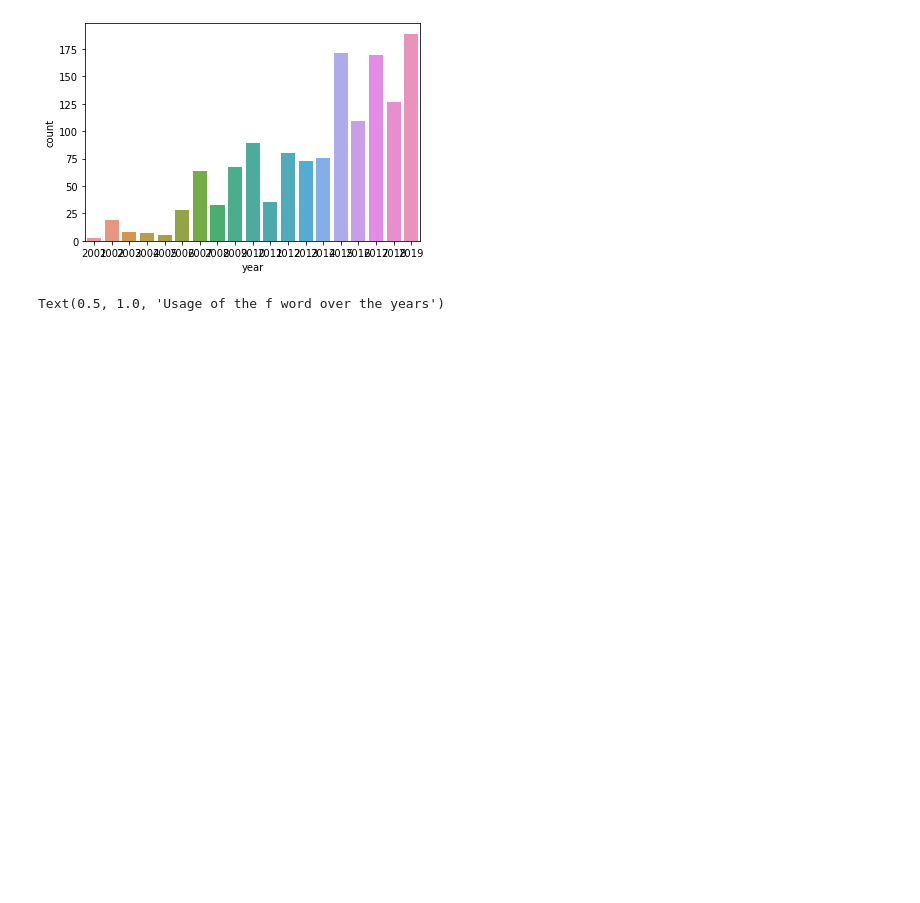
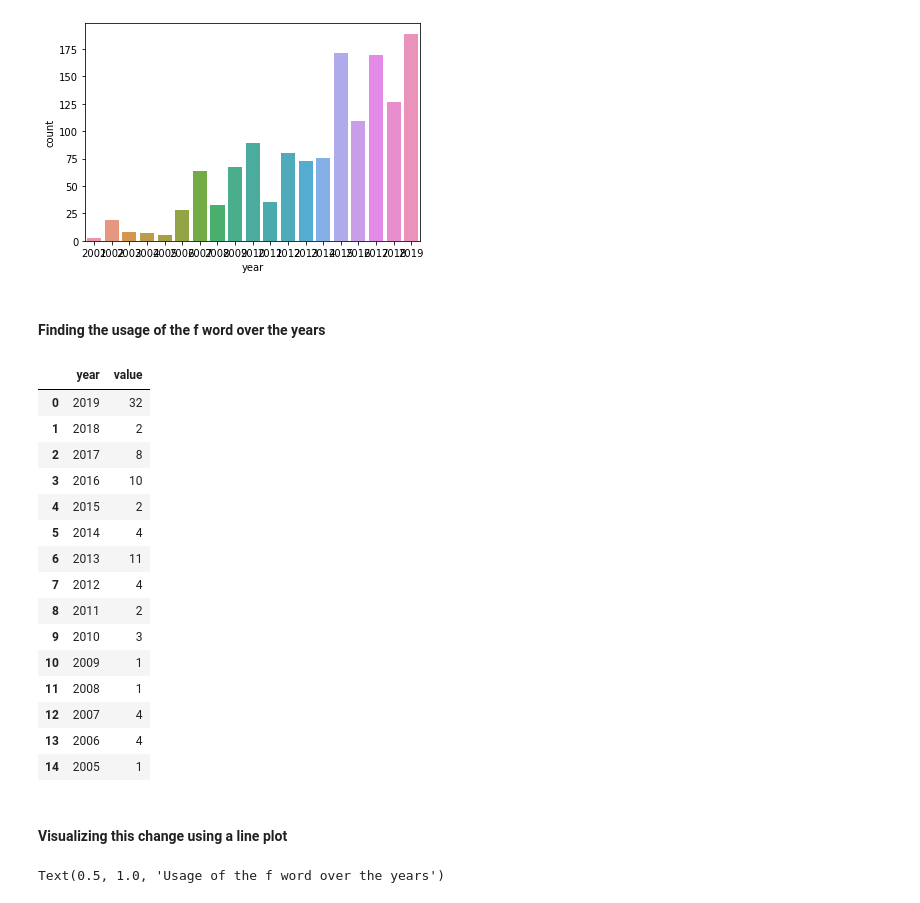
Before and after one commit to data301-2020-winter2/course-project-group_1052, a Jupyter notebook: analysis/Tia/Tia_Milestone_2_Task4.ipynb, the cells around one changed output. Drawn from its saved outputs; the diff is of its cells as text; code cells hidden in the pictures; blank space fills up the shorter version.

```diff
--- a/analysis/Tia/Tia_Milestone_2_Task4.ipynb
+++ b/analysis/Tia/Tia_Milestone_2_Task4.ipynb
@@ -186,16 +200,38 @@ sns.countplot(data=df,
 # %% [output]
 <AxesSubplot:xlabel='year', ylabel='count'>
 [figure]
+# %% [markdown]
+#### Finding the usage of the f word over the years
 # %%
 df_fWord = df[df['badWord']=='fuck']
 df_fWord= (pd.DataFrame(df_fWord['year']
                         .value_counts())
            .reset_index()
            .rename(columns={'year':'value','index':'year'})
            .sort_values(by='year', ascending = False)
            .reset_index()
            .drop(columns='index')
           )
+df_fWord
+# %% [output]
+|  | year | value |
+| 0 | 2019 | 32 |
+| 1 | 2018 | 2 |
+| 2 | 2017 | 8 |
+| 3 | 2016 | 10 |
+| 4 | 2015 | 2 |
+| 5 | 2014 | 4 |
+| 6 | 2013 | 11 |
+| 7 | 2012 | 4 |
+| 8 | 2011 | 2 |
+| 9 | 2010 | 3 |
+| 10 | 2009 | 1 |
+| 11 | 2008 | 1 |
+| 12 | 2007 | 4 |
+| 13 | 2006 | 4 |
+| 14 | 2005 | 1 |
+# %% [markdown]
+#### Visualizing this change using a line plot
 # %%
 sns.lineplot(data=df_fWord, x='year', y='value')
 plt.title('Usage of the f word over the years')
```
Also changed, not shown: parts of 14 cells of this notebook, 2 other files.
